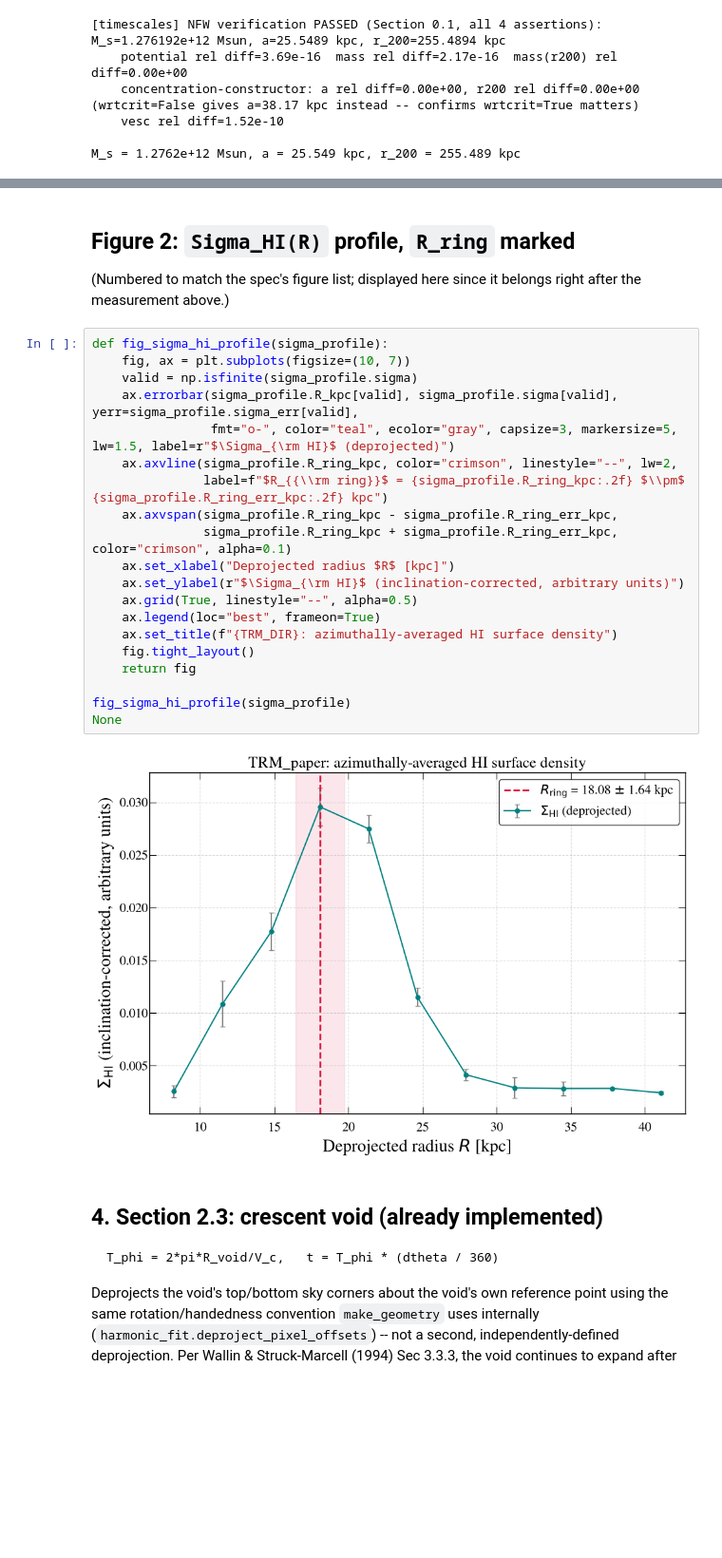
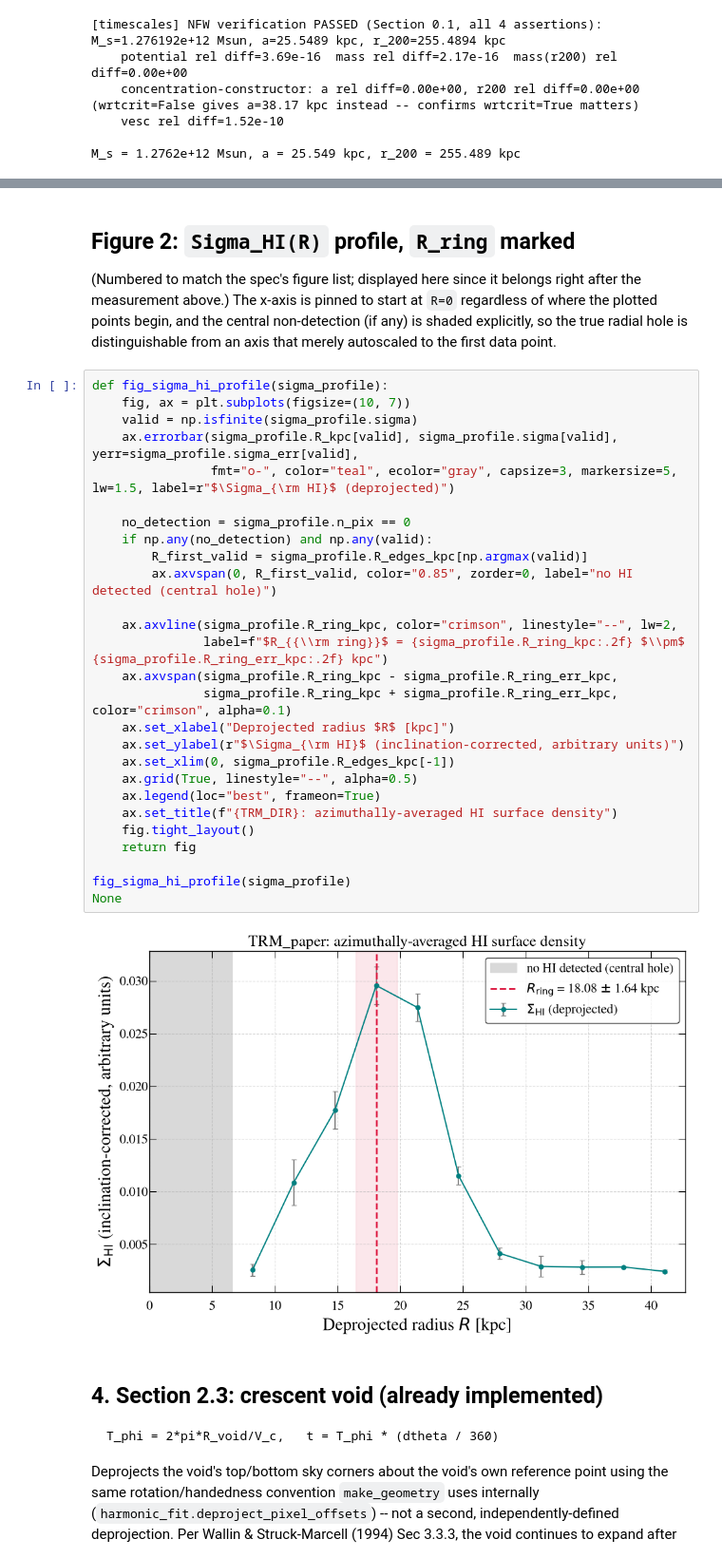
Before and after one commit to Suvajit-Sardar/SM_harmonic_fit, a Jupyter notebook: timescales_pipeline_TRM_paper.ipynb, the cells around one changed output, grey strips where cells are left out. Shown at 95% size. Drawn from its saved outputs; the diff is of its cells as text; blank space fills up the shorter version.

```diff
--- a/timescales_pipeline_TRM_paper.ipynb
+++ b/timescales_pipeline_TRM_paper.ipynb
@@ -200,29 +227,39 @@ R_ring = 18.08 +/- 1.64 kpc (53.4 arcsec, annulus 5, annulus width 9.70 arcsec)
 ## Figure 2: `Sigma_HI(R)` profile, `R_ring` marked
 
 (Numbered to match the spec's figure list; displayed here since it belongs
-right after the measurement above.)
+right after the measurement above.) The x-axis is pinned to start at `R=0`
+regardless of where the plotted points begin, and the central non-detection
+(if any) is shaded explicitly, so the true radial hole is distinguishable
+from an axis that merely autoscaled to the first data point.
 # %%
 def fig_sigma_hi_profile(sigma_profile):
     fig, ax = plt.subplots(figsize=(10, 7))
     valid = np.isfinite(sigma_profile.sigma)
     ax.errorbar(sigma_profile.R_kpc[valid], sigma_profile.sigma[valid], yerr=sigma_profile.sigma_err[valid],
                 fmt="o-", color="teal", ecolor="gray", capsize=3, markersize=5, lw=1.5, label=r"$\Sigma_{\rm HI}$ (deprojected)")
+
+    no_detection = sigma_profile.n_pix == 0
+    if np.any(no_detection) and np.any(valid):
+        R_first_valid = sigma_profile.R_edges_kpc[np.argmax(valid)]
+        ax.axvspan(0, R_first_valid, color="0.85", zorder=0, label="no HI detected (central hole)")
+
     ax.axvline(sigma_profile.R_ring_kpc, color="crimson", linestyle="--", lw=2,
                label=f"$R_{{\\rm ring}}$ = {sigma_profile.R_ring_kpc:.2f} $\\pm$ {sigma_profile.R_ring_err_kpc:.2f} kpc")
     ax.axvspan(sigma_profile.R_ring_kpc - sigma_profile.R_ring_err_kpc,
                sigma_profile.R_ring_kpc + sigma_profile.R_ring_err_kpc, color="crimson", alpha=0.1)
     ax.set_xlabel("Deprojected radius $R$ [kpc]")
     ax.set_ylabel(r"$\Sigma_{\rm HI}$ (inclination-corrected, arbitrary units)")
+    ax.set_xlim(0, sigma_profile.R_edges_kpc[-1])
     ax.grid(True, linestyle="--", alpha=0.5)
     ax.legend(loc="best", frameon=True)
     ax.set_title(f"{TRM_DIR}: azimuthally-averaged HI surface density")
     fig.tight_layout()
     return fig
 
 fig_sigma_hi_profile(sigma_profile)
 None
 # %% [output]
-[figure, old version]
+[figure, new version]
 # %% [markdown]
 ## 4. Section 2.3: crescent void (already implemented)
 
```
Also changed, not shown: parts of 2 cells of this notebook, 2 other files.
